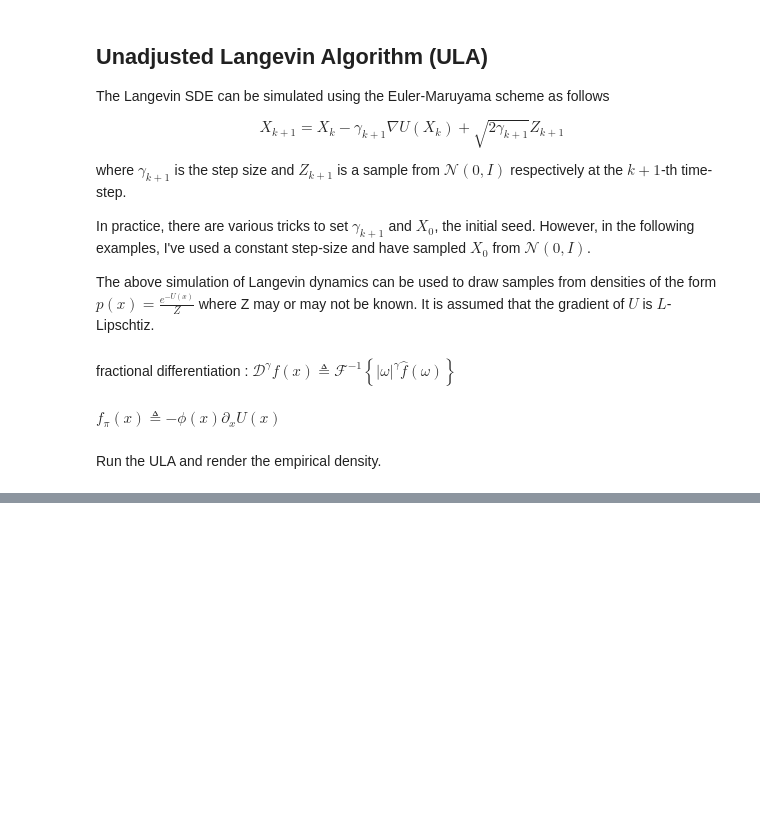
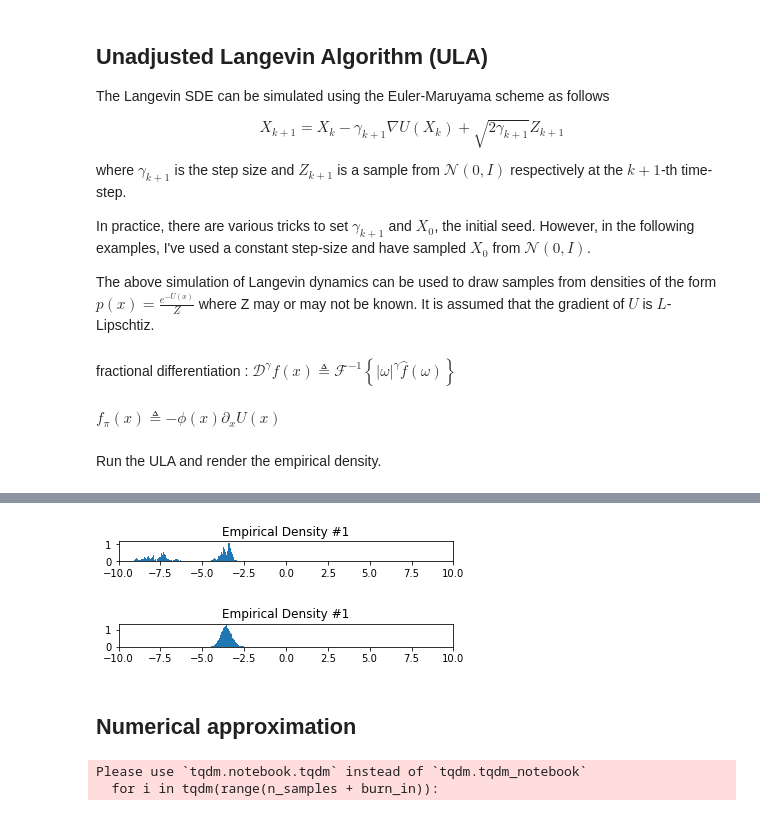
Before and after one commit to jk4011/Fractional-Langevin-Monte-Carlo, a Jupyter notebook: main.ipynb, the cells around one changed output, grey strips where cells are left out. Drawn from its saved outputs; the diff is of its cells as text; code cells hidden in the pictures; blank space fills up the shorter version.

```diff
--- a/main.ipynb
+++ b/main.ipynb
@@ -122,22 +123,23 @@ def f_pi(Z, potential, density):
     grad = torch.autograd.grad(U, Z)[0]
     return - density(Z) * grad
 # %%
-def unadjusted_langevin_algorithm(potential, density, alpha=2, n_samples=50000, step=0.1):
+def fractional_LMC(potential, density, alpha=1.7, n_samples=50000, steps=0.1, dim=2):
     burn_in = 10000
-    Z0 = torch.randn(1, 2).double()
+    Z0 = torch.randn(1, dim).double()
 
     Zi = Z0
     samples = []
-    random_vars = levy_stable.rvs(alpha, beta=0, size=2 * (n_samples + burn_in))
-    random_vars = torch.from_numpy(random_vars.reshape((random_vars.shape[0] // 2, 2)))
+
+    random_vars = levy_stable.rvs(alpha, beta=0, size=dim * (n_samples + burn_in))
+    random_vars = torch.from_numpy(random_vars.reshape((random_vars.shape[0] // dim, dim)))
 
 
     for i in tqdm(range(n_samples + burn_in)):
         f_pi_ = lambda Z: f_pi(Z, potential, density)
         diff_f = fractional_diff(f_pi_, alpha-2, Zi)
-        b = diff_f / (density(Zi) + 1e-10)
+        b = diff_f / (density(Zi) + 1e-20)
 
-        Zi = Zi.detach() + step * b + step ** (1/alpha) * random_vars[i]
+        Zi = Zi.detach() + steps * b + steps ** (1/alpha) * random_vars[i]
         samples.append(Zi.detach().numpy())
 
 
@@ -172,0 +219,7 @@ plt.show()
+# %%
+def potential3(x):
+    u = (x+5) * (x+1) * (x-1.02) * (x-5) / 10 + 0.5
+    return u
+
+def density3(x):
+    return torch.exp(-potential3(x))
@@ -172,0 +254,18 @@ plt.show()
+# %%
+plt.hist(samples1, bins=200, density=True)
+plt.gca().set_aspect('equal', adjustable='box')
+plt.xlim(-10, 10)
+plt.title('Empirical Density #1')
+plt.show()
+# %% [output]
+[figure, added]
+# %%
+plt.hist(samples2, bins=200, density=True)
+plt.gca().set_aspect('equal', adjustable='box')
+plt.xlim(-10, 10)
+plt.title('Empirical Density #1')
+plt.show()
+# %% [output]
+[figure, added]
+# %% [markdown]
+## Numerical approximation
@@ -172,0 +310,8 @@ plt.show()
+# %%
+# takes about 5 min
+steps = [(1e-3 / n) ** 0.6 for n in range(1, 20000)]
+samples1 = fractional_approx_LMC(potential3, density3, alpha=1.7, steps=0.01, dim=1)
+samples2 = fractional_approx_LMC(potential3, density3, alpha=2, steps=0.01, dim=1)
+# %% [output]
+Please use `tqdm.notebook.tqdm` instead of `tqdm.tqdm_notebook`
+  for i in tqdm(range(n_samples + burn_in)):
```
Also changed, not shown: parts of 19 cells of this notebook.
